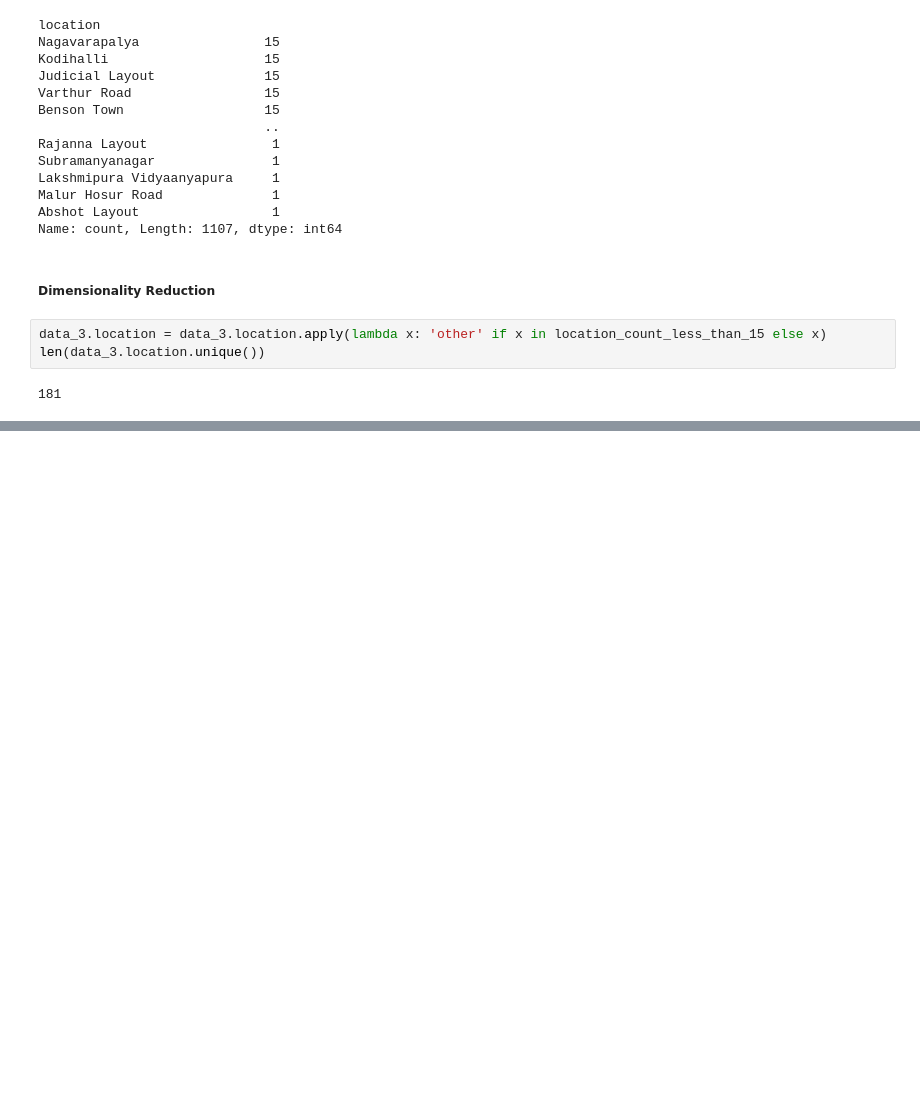
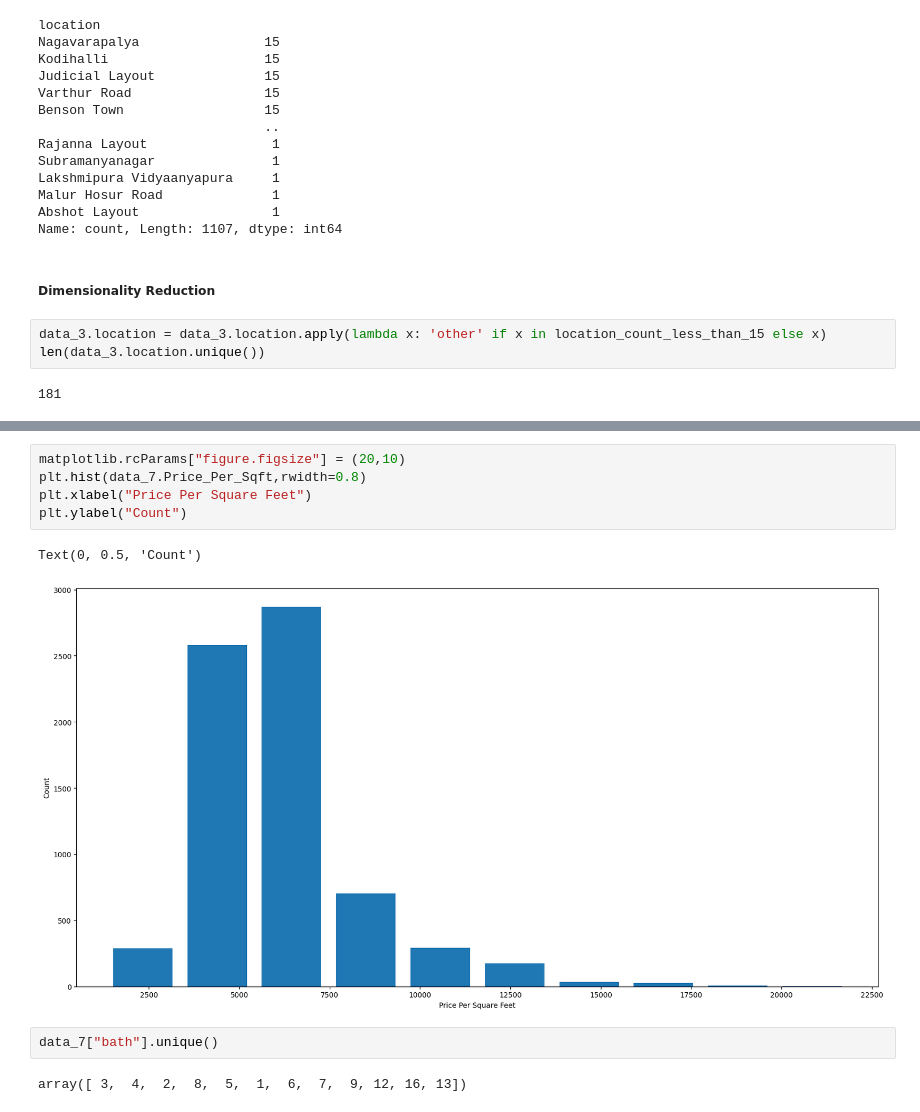
Before and after one commit to msiddhesh/A_Real_Estate_price_Prediction_Project, a Jupyter notebook: Project.ipynb, the cells around one changed output, grey strips where cells are left out. Cells and saved outputs as stored; diff of their text form; blank space fills up the shorter version.

```diff
--- a/Project.ipynb
+++ b/Project.ipynb
@@ -299,0 +609,12 @@ len(data_3.location.unique())
+# %%
+matplotlib.rcParams["figure.figsize"] = (20,10)
+plt.hist(data_7.Price_Per_Sqft,rwidth=0.8)
+plt.xlabel("Price Per Square Feet")
+plt.ylabel("Count")
+# %% [output]
+Text(0, 0.5, 'Count')
+[figure, added]
+# %%
+data_7["bath"].unique()
+# %% [output]
+array([ 3,  4,  2,  8,  5,  1,  6,  7,  9, 12, 16, 13])
```
Also changed, not shown: parts of 66 cells of this notebook, 2 other files.
